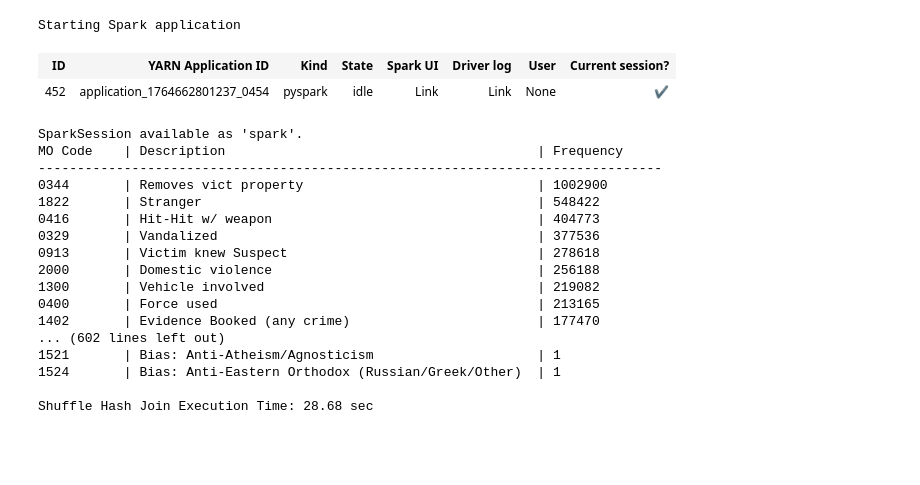
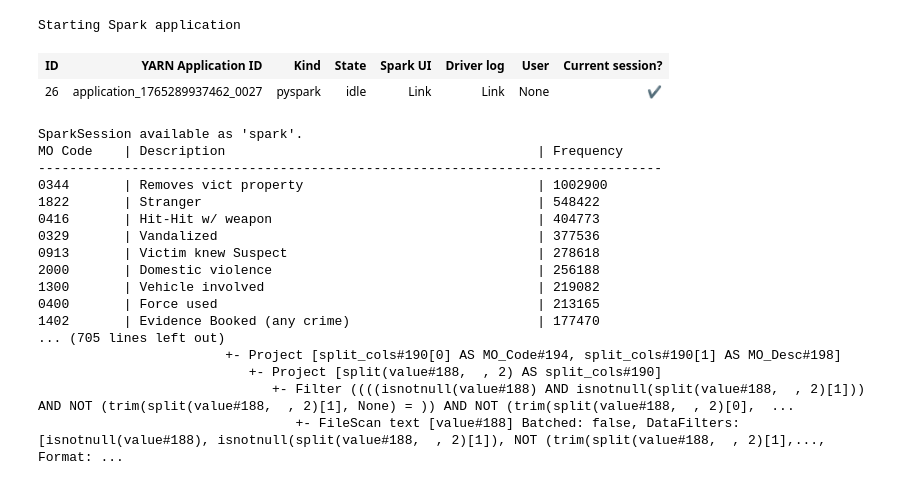
Before and after one commit to ddimitrakopoulos/advanced_DB_assignment, a Jupyter notebook: query3/query3_excplicit_shuffle_hash.ipynb, the cells around one changed output. Drawn from its saved outputs; the diff is of its cells as text; code cells hidden in the pictures; blank space fills up the shorter version.

```diff
--- a/query3/query3_excplicit_shuffle_hash.ipynb
+++ b/query3/query3_excplicit_shuffle_hash.ipynb
@@ -61,34 +64,36 @@ mo_summary_shuffle_hash = (
     .groupBy("MO_Code", "MO_Desc")
     .agg(count("*").alias("Frequency"))
     .filter(
         (col("MO_Code").isNotNull()) & (trim(col("MO_Code")) != "") &
         (col("MO_Desc").isNotNull()) & (trim(col("MO_Desc")) != "")
     )
     .orderBy(col("Frequency").desc())
 )
 
 results_shuffle_hash = mo_summary_shuffle_hash.collect()
 
 
 
 page_size = 50
 total_rows = len(results_shuffle_hash)
 
 print(f"{'MO Code':<10} | {'Description':<50} | {'Frequency':<10}")
 print("-" * 80)
 
 for i in range(0, total_rows, page_size):
     chunk = results_shuffle_hash[i:i + page_size]
     for row in chunk:
         print(f"{row['MO_Code']:<10} | {row['MO_Desc']:<50} | {row['Frequency']:<10}")
 
 end_time = time.time()
 
 print(f"\nShuffle Hash Join Execution Time: {end_time - start_time:.2f} sec\n")
+
+mo_summary_shuffle_hash.explain(mode="extended")
 # %% [output]
 Starting Spark application
 | ID | YARN Application ID | Kind | State | Spark UI | Driver log | User | Current session? |
-| 452 | application_1764662801237_0454 | pyspark | idle | Link | Link | None | ✔ |
+| 26 | application_1765289937462_0027 | pyspark | idle | Link | Link | None | ✔ |
 SparkSession available as 'spark'.
 MO Code    | Description                                        | Frequency
 --------------------------------------------------------------------------------
@@ -101,8 +106,8 @@ MO Code    | Description                                        | Frequency
 1300       | Vehicle involved                                   | 219082
 0400       | Force used                                         | 213165
 1402       | Evidence Booked (any crime)                        | 177470
-... (602 lines left out)
-1521       | Bias: Anti-Atheism/Agnosticism                     | 1
-1524       | Bias: Anti-Eastern Orthodox (Russian/Greek/Other)  | 1
-
-Shuffle Hash Join Execution Time: 28.68 sec
+... (705 lines left out)
+                        +- Project [split_cols#190[0] AS MO_Code#194, split_cols#190[1] AS MO_Desc#198]
+                           +- Project [split(value#188,  , 2) AS split_cols#190]
+                              +- Filter ((((isnotnull(value#188) AND isnotnull(split(value#188,  , 2)[1])) AND NOT (trim(split(value#188,  , 2)[1], None) = )) AND NOT (trim(split(value#188,  , 2)[0],  ...
+                                 +- FileScan text [value#188] Batched: false, DataFilters: [isnotnull(value#188), isnotnull(split(value#188,  , 2)[1]), NOT (trim(split(value#188,  , 2)[1],..., Format: ...
```
Also changed, not shown: parts of 1 cell of this notebook, 3 other files.
